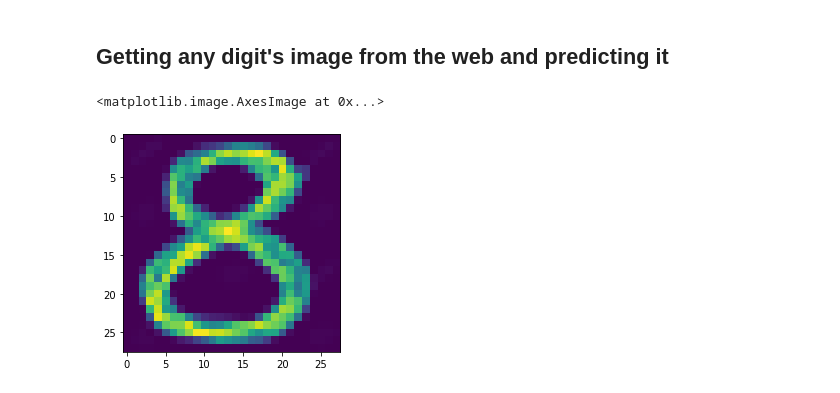
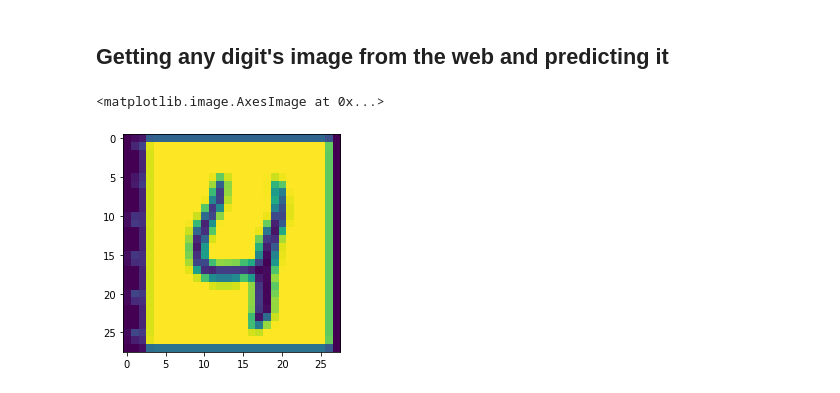
Before and after one commit to vijulshah/Digits_Prediction, a Jupyter notebook: main.ipynb, the cells around one changed output. Cells and saved outputs as stored; diff of their text form; code cells hidden in the pictures.

Commit message:
FrondEnd and Backend Integrated with Machine Learning Model

```diff
--- a/main.ipynb
+++ b/main.ipynb
@@ -214,18 +195,20 @@ pd.DataFrame(confusion_matrix(y_true, y_pred, labels=np.arange(0,10)))
 # %% [markdown]
 ## Getting any digit's image from the web and predicting it
 # %%
-path = "https://previews.123rf.com/images/aroas/aroas1704/aroas170400068/79321959-handwritten-sketch-black-number-8-on-white-background.jpg"
+# path = "https://previews.123rf.com/images/aroas/aroas1704/aroas170400068/79321959-handwritten-sketch-black-number-8-on-white-background.jpg" # White Bg
+path = "https://miro.medium.com/max/1280/1*KBue-jN2Z2hxvIW8T963yA.png" # Black Bg
 r = requests.get(path)
-# inverting the image as image's background is in white and we have our model trained on black background.
+# invert the image if it has white background as we have our model trained on black background.
 with BytesIO(r.content) as f:
     img = Image.open(f).convert(mode="L")
     img = img.resize((28, 28))
-x = (255 - np.expand_dims(np.array(img), -1))/255.
+# x = (255 - np.expand_dims(np.array(img), -1))/255.
+x = (np.expand_dims(np.array(img), -1))/255.
 
 plt.imshow(x.squeeze(-1))
 # %% [output]
 <matplotlib.image.AxesImage at 0x...>
-[figure, old version]
+[figure, new version]
 # %%
 import torch.nn.functional as F
 
```
Also changed, not shown: parts of 7 cells of this notebook, 19 other files.
